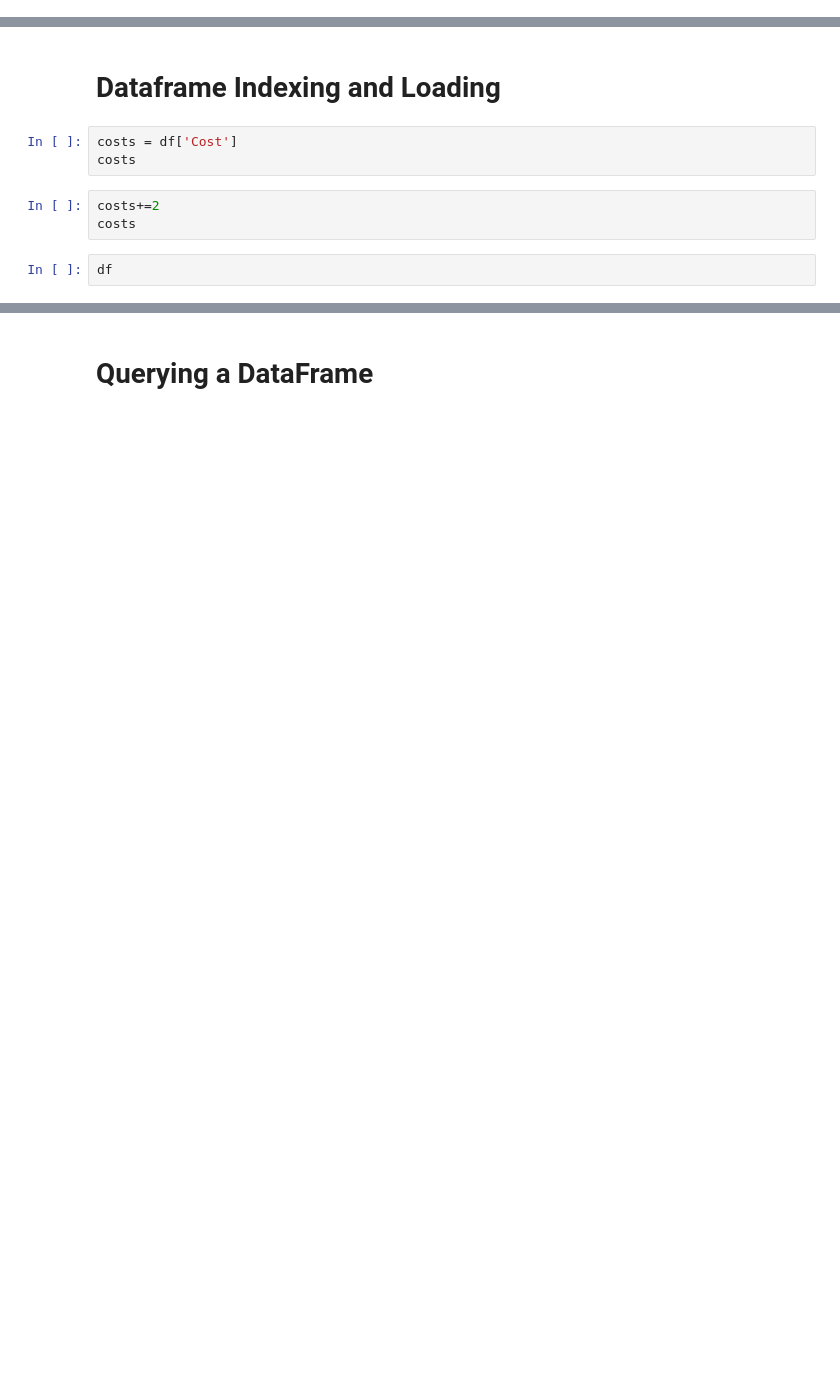
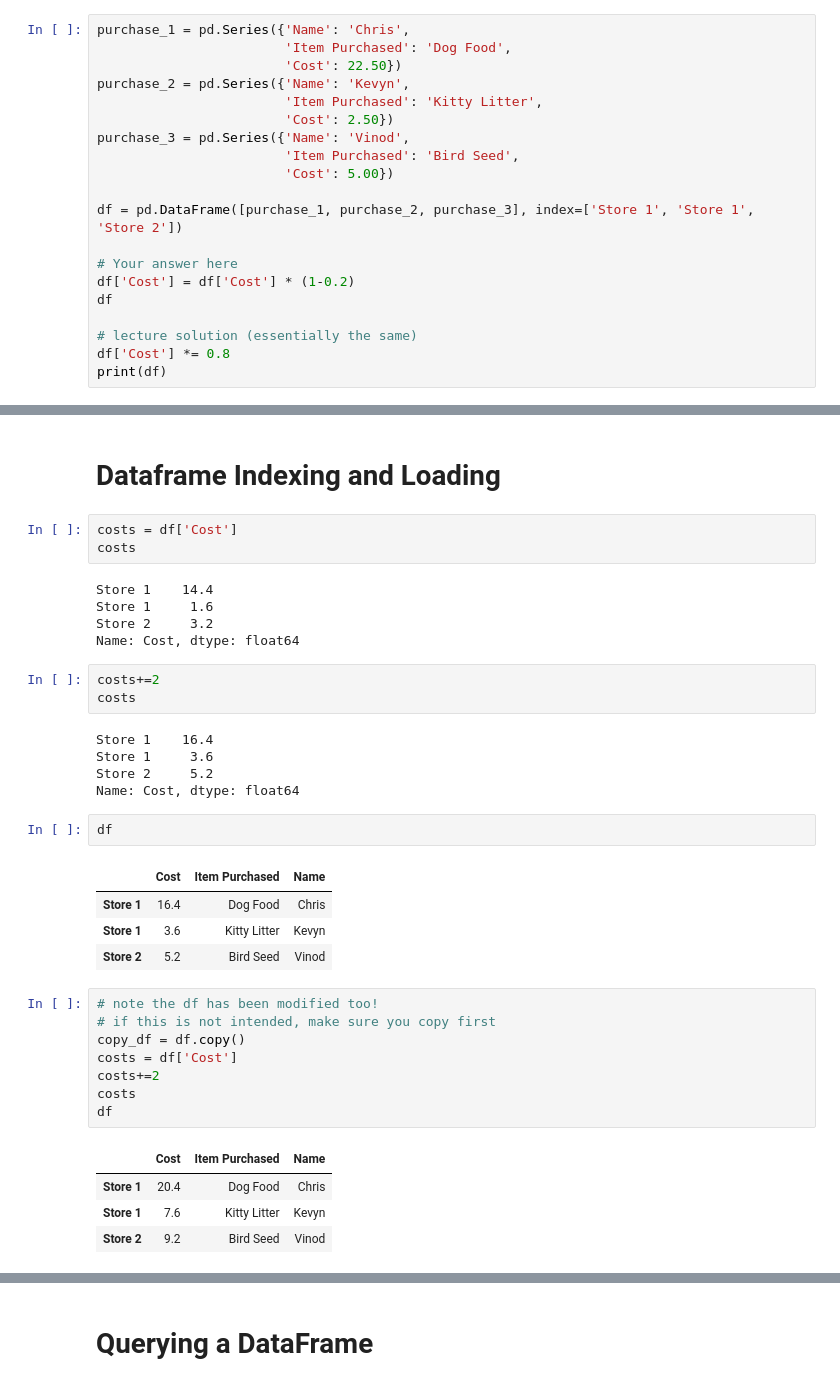
Before and after one commit to bowenwen/2017-09-Coursera-Data-Science-Intro-Python, a Jupyter notebook: Lectures/Week 2.ipynb, the cells around one changed output, grey strips where cells are left out. Saved outputs shown, nothing was run; the diff lists cells and outputs as text; blank space fills up the shorter version.

```diff
--- a/Lectures/Week 2.ipynb
+++ b/Lectures/Week 2.ipynb
@@ -192,0 +444,20 @@ df
+# %%
+purchase_1 = pd.Series({'Name': 'Chris',
+                        'Item Purchased': 'Dog Food',
+                        'Cost': 22.50})
+purchase_2 = pd.Series({'Name': 'Kevyn',
+                        'Item Purchased': 'Kitty Litter',
+                        'Cost': 2.50})
+purchase_3 = pd.Series({'Name': 'Vinod',
+                        'Item Purchased': 'Bird Seed',
+                        'Cost': 5.00})
+
+df = pd.DataFrame([purchase_1, purchase_2, purchase_3], index=['Store 1', 'Store 1', 'Store 2'])
+
+# Your answer here
+df['Cost'] = df['Cost'] * (1-0.2)
+df
+
+# lecture solution (essentially the same)
+df['Cost'] *= 0.8
+print(df)
@@ -195,9 +471,37 @@ df
 # %%
 costs = df['Cost']
 costs
+# %% [output]
+Store 1    14.4
+Store 1     1.6
+Store 2     3.2
+Name: Cost, dtype: float64
 # %%
 costs+=2
 costs
+# %% [output]
+Store 1    16.4
+Store 1     3.6
+Store 2     5.2
+Name: Cost, dtype: float64
 # %%
 df
+# %% [output]
+|  | Cost | Item Purchased | Name |
+| Store 1 | 16.4 | Dog Food | Chris |
+| Store 1 | 3.6 | Kitty Litter | Kevyn |
+| Store 2 | 5.2 | Bird Seed | Vinod |
+# %%
+# note the df has been modified too!
+# if this is not intended, make sure you copy first
+copy_df = df.copy()
+costs = df['Cost']
+costs+=2
+costs
+df
+# %% [output]
+|  | Cost | Item Purchased | Name |
+| Store 1 | 20.4 | Dog Food | Chris |
+| Store 1 | 7.6 | Kitty Litter | Kevyn |
+| Store 2 | 9.2 | Bird Seed | Vinod |
 # %%
```
Also changed, not shown: parts of 102 cells of this notebook, 6 other files.
